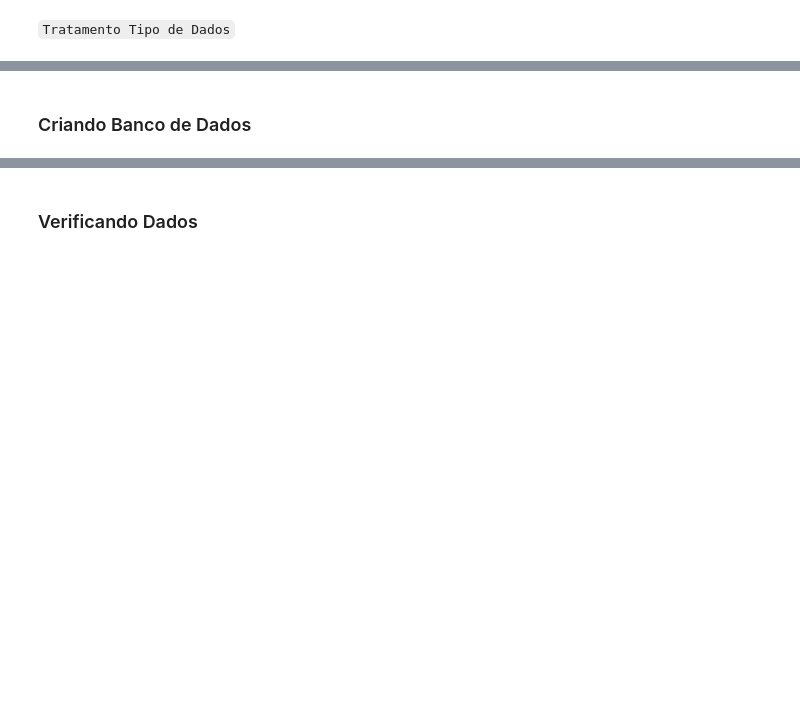
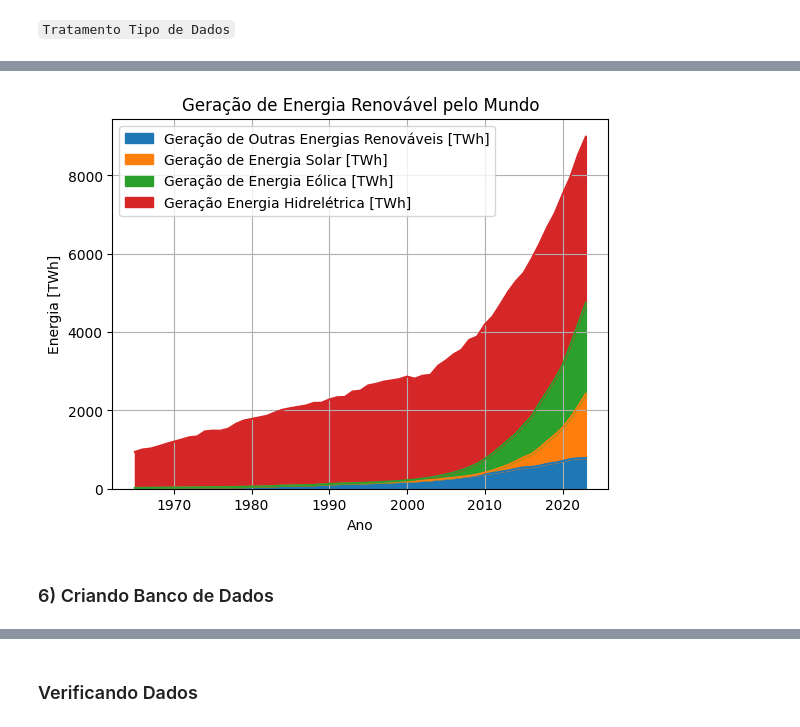
Before and after one commit to FelipeBZanardo/Projeto-POO-Energia-Solar, a Jupyter notebook: main.ipynb, the cells around one changed output, grey strips where cells are left out. Drawn from its saved outputs; the diff is of its cells as text; code cells hidden in the pictures; blank space fills up the shorter version.

```diff
--- a/main.ipynb
+++ b/main.ipynb
@@ -75,0 +213,4 @@ pdf_solar_prices.info()
+# %%
+electricity_generation: OWID = OWID('modern-renewable-energy-consumption')
+pdf_electricity_generation: pd.DataFrame = electricity_generation.slug_into_dataframe()
+pdf_electricity_generation
@@ -75,0 +233,8 @@ pdf_solar_prices.info()
+# %%
+pdf_electricity_generation: pd.DataFrame = DataFrameTransform.transform_column(pdf_electricity_generation, 'entities', 'País')
+pdf_electricity_generation: pd.DataFrame = DataFrameTransform.transform_column(pdf_electricity_generation, 'years', 'Ano')
+pdf_electricity_generation: pd.DataFrame = DataFrameTransform.transform_column(pdf_electricity_generation, 'other_renewables_electricity_generation_twh', 'Geração de Outras Energias Renováveis [TWh]')
+pdf_electricity_generation: pd.DataFrame = DataFrameTransform.transform_column(pdf_electricity_generation, 'solar_electricity_generation_twh', 'Geração de Energia Solar [TWh]')
+pdf_electricity_generation: pd.DataFrame = DataFrameTransform.transform_column(pdf_electricity_generation, 'wind_electricity_generation_twh', 'Geração de Energia Eólica [TWh]')
+pdf_electricity_generation: pd.DataFrame = DataFrameTransform.transform_column(pdf_electricity_generation, 'hydro_electricity_generation_twh', 'Geração Energia Hidrelétrica [TWh]')
+pdf_electricity_generation
@@ -75,0 +257,3 @@ pdf_solar_prices.info()
+# %%
+pdf_electricity_generation = pdf_electricity_generation[pdf_electricity_generation['País'] == 'World']
+pdf_electricity_generation
@@ -83,5 +312,13 @@ pdf_solar_merge.plot(x='Capacidade Acumulada [GW]', y='R$/W', grid=True);
+# %%
+DataPlot.plot_area(data_frame=pdf_electricity_generation,
+                   x='Ano',
+                   title='Geração de Energia Renovável pelo Mundo',
+                   xlabel= 'Ano',
+                   ylabel= 'Energia [TWh]')
+# %% [output]
+[figure, added]
 # %% [markdown]
-### Criando Banco de Dados
+### 6) Criando Banco de Dados
 # %%
 energia_renovavel: DataBaseSQLite3 = DataBaseSQLite3(db_name = 'energia_renovavel3.db')
 energia_renovavel.create_database()
```
Also changed, not shown: parts of 29 cells of this notebook, 2 other files.
